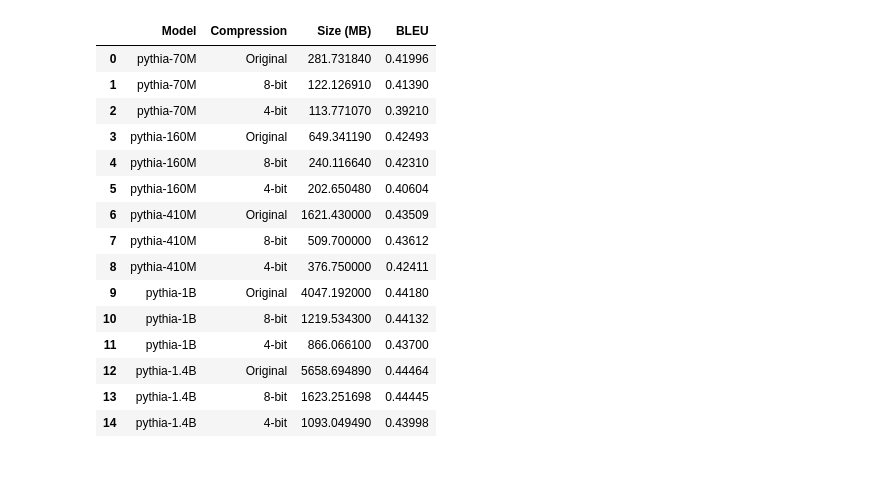
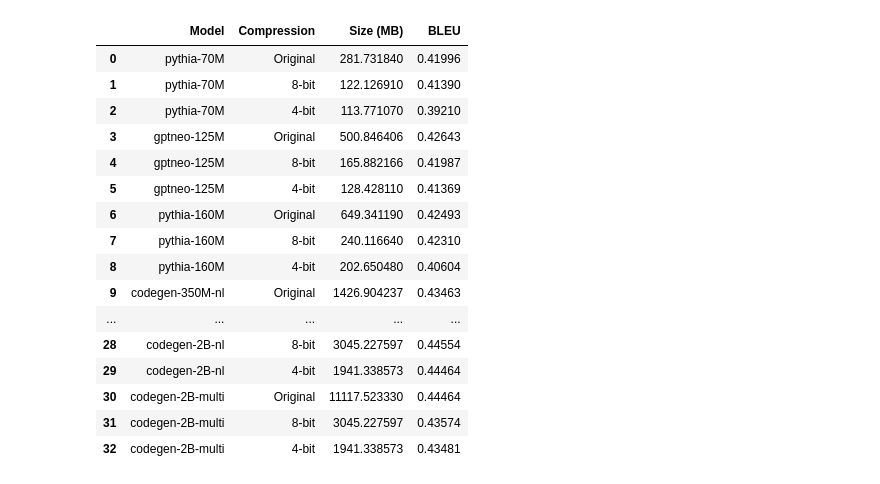
Before and after one commit to nazmul-me/mimir, a Jupyter notebook: resultsAnalysis/graph/old-v1/RQ-1.1-performanceGraph.ipynb, the cells around one changed output. Saved outputs shown, nothing was run; the diff lists cells and outputs as text; code cells hidden in the pictures.

```diff
--- a/resultsAnalysis/graph/old-v1/RQ-1.1-performanceGraph.ipynb
+++ b/resultsAnalysis/graph/old-v1/RQ-1.1-performanceGraph.ipynb
@@ -1,32 +1,33 @@
 # %%
 import pandas as pd
 import numpy as np
 import matplotlib.pyplot as plt
 import seaborn as sns
 
 # Load CSV file
 sheet_id = "1tEf8J1kbGZEFTOkoYqIjsdE3PkqBA9bX4MdNfMoLhjQ"
-tab_gid = "908803302"
+tab_gid = "1796325046"
 full_url = f"https://docs.google.com/spreadsheets/d/{sheet_id}/export?format=csv&gid={tab_gid}"
 df = pd.read_csv(full_url, skiprows=2).iloc[:,:4]
 df
 # %% [output]
 |  | Model | Compression | Size (MB) | BLEU |
 | 0 | pythia-70M | Original | 281.731840 | 0.41996 |
 | 1 | pythia-70M | 8-bit | 122.126910 | 0.41390 |
 | 2 | pythia-70M | 4-bit | 113.771070 | 0.39210 |
-| 3 | pythia-160M | Original | 649.341190 | 0.42493 |
-| 4 | pythia-160M | 8-bit | 240.116640 | 0.42310 |
-| 5 | pythia-160M | 4-bit | 202.650480 | 0.40604 |
-| 6 | pythia-410M | Original | 1621.430000 | 0.43509 |
-| 7 | pythia-410M | 8-bit | 509.700000 | 0.43612 |
-| 8 | pythia-410M | 4-bit | 376.750000 | 0.42411 |
-| 9 | pythia-1B | Original | 4047.192000 | 0.44180 |
-| 10 | pythia-1B | 8-bit | 1219.534300 | 0.44132 |
-| 11 | pythia-1B | 4-bit | 866.066100 | 0.43700 |
-| 12 | pythia-1.4B | Original | 5658.694890 | 0.44464 |
-| 13 | pythia-1.4B | 8-bit | 1623.251698 | 0.44445 |
-| 14 | pythia-1.4B | 4-bit | 1093.049490 | 0.43998 |
+| 3 | gptneo-125M | Original | 500.846406 | 0.42643 |
+| 4 | gptneo-125M | 8-bit | 165.882166 | 0.41987 |
+| 5 | gptneo-125M | 4-bit | 128.428110 | 0.41369 |
+| 6 | pythia-160M | Original | 649.341190 | 0.42493 |
+| 7 | pythia-160M | 8-bit | 240.116640 | 0.42310 |
+| 8 | pythia-160M | 4-bit | 202.650480 | 0.40604 |
+| 9 | codegen-350M-nl | Original | 1426.904237 | 0.43463 |
+| ... | ... | ... | ... | ... |
+| 28 | codegen-2B-nl | 8-bit | 3045.227597 | 0.44554 |
+| 29 | codegen-2B-nl | 4-bit | 1941.338573 | 0.44464 |
+| 30 | codegen-2B-multi | Original | 11117.523330 | 0.44464 |
+| 31 | codegen-2B-multi | 8-bit | 3045.227597 | 0.43574 |
+| 32 | codegen-2B-multi | 4-bit | 1941.338573 | 0.43481 |
 # %%
 
 # Extract unique model names
```
Also changed, not shown: parts of 1 cell of this notebook, 1 other file.
